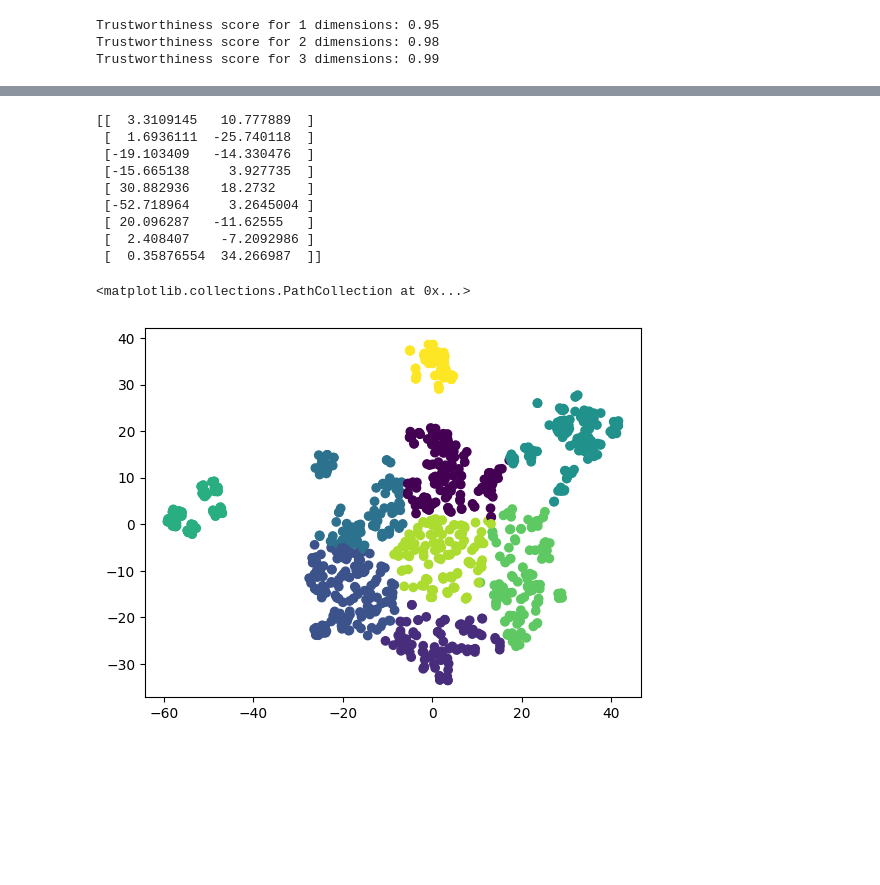
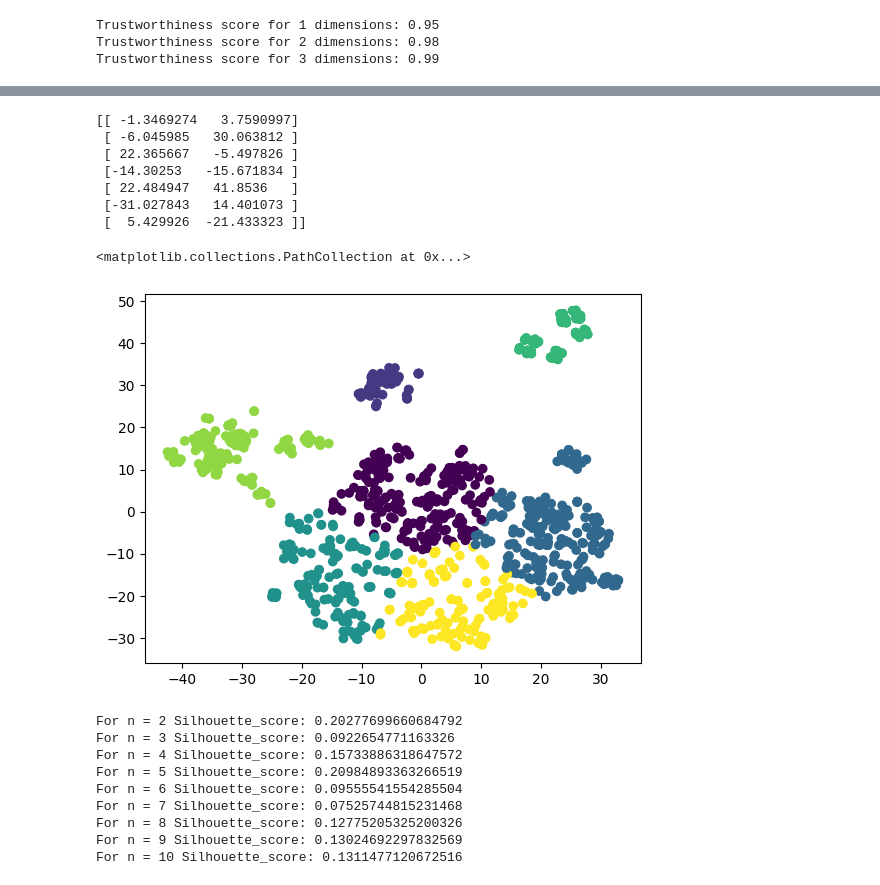
Before and after one commit to elouanzer/challenge1, a Jupyter notebook: champions league.ipynb, the cells around one changed output, grey strips where cells are left out. Saved outputs shown, nothing was run; the diff lists cells and outputs as text; code cells hidden in the pictures; blank space fills up the shorter version.

```diff
--- a/champions league.ipynb
+++ b/champions league.ipynb
@@ -413,21 +403,42 @@ For n = 10 Silhouette_score: 0.46975973
 # %%
-# We run a K-means algorithm onto the ruspini dataset, and display the centers
-kmeans = KMeans(n_clusters=9,n_init=40,init='random').fit(X_tsne)
+# We run a K-means algorithm onto the dataset, and display the centers
+kmeans = KMeans(n_clusters=7,n_init=40,init='random').fit(X_tsne)
 centers=kmeans.cluster_centers_
 print(centers)
 
 # We also represent the data in 2D-space with colors corresponding to cluster
 kmeans.labels_
 plt.scatter(X_tsne[:, 0], X_tsne[:, 1],c=kmeans.labels_)
 # %% [output]
-[[  3.3109145   10.777889  ]
- [  1.6936111  -25.740118  ]
- [-19.103409   -14.330476  ]
- [-15.665138     3.927735  ]
- [ 30.882936    18.2732    ]
- [-52.718964     3.2645004 ]
- [ 20.096287   -11.62555   ]
- [  2.408407    -7.2092986 ]
- [  0.35876554  34.266987  ]]
+[[ -1.3469274   3.7590997]
+ [ -6.045985   30.063812 ]
+ [ 22.365667   -5.497826 ]
+ [-14.30253   -15.671834 ]
+ [ 22.484947   41.8536   ]
+ [-31.027843   14.401073 ]
+ [  5.429926  -21.433323 ]]
 <matplotlib.collections.PathCollection at 0x...>
-[figure, old version]
+[figure, new version]
+# %%
+from sklearn.mixture import GaussianMixture
+
+
+# Compute the silhouette index for each cluster number
+range_n_clusters = [2, 3, 4, 5, 6,7,8,9,10]
+for n in range_n_clusters:
+    clusterer = GaussianMixture(n_components=n).fit(X_scaled) # Clustering with the given number of clusters
+    labels=clusterer.predict(X_scaled)
+    silhouette_avg = silhouette_score(X_scaled, labels) # Corresponding silhouette score
+
+    # Display the results
+    print("For n =", n, "Silhouette_score:", silhouette_avg)
+# %% [output]
+For n = 2 Silhouette_score: 0.20277699660684792
+For n = 3 Silhouette_score: 0.0922654771163326
+For n = 4 Silhouette_score: 0.15733886318647572
+For n = 5 Silhouette_score: 0.20984893363266519
+For n = 6 Silhouette_score: 0.09555541554285504
+For n = 7 Silhouette_score: 0.07525744815231468
+For n = 8 Silhouette_score: 0.12775205325200326
+For n = 9 Silhouette_score: 0.13024692297832569
+For n = 10 Silhouette_score: 0.1311477120672516
```
Also changed, not shown: parts of 6 cells of this notebook.
